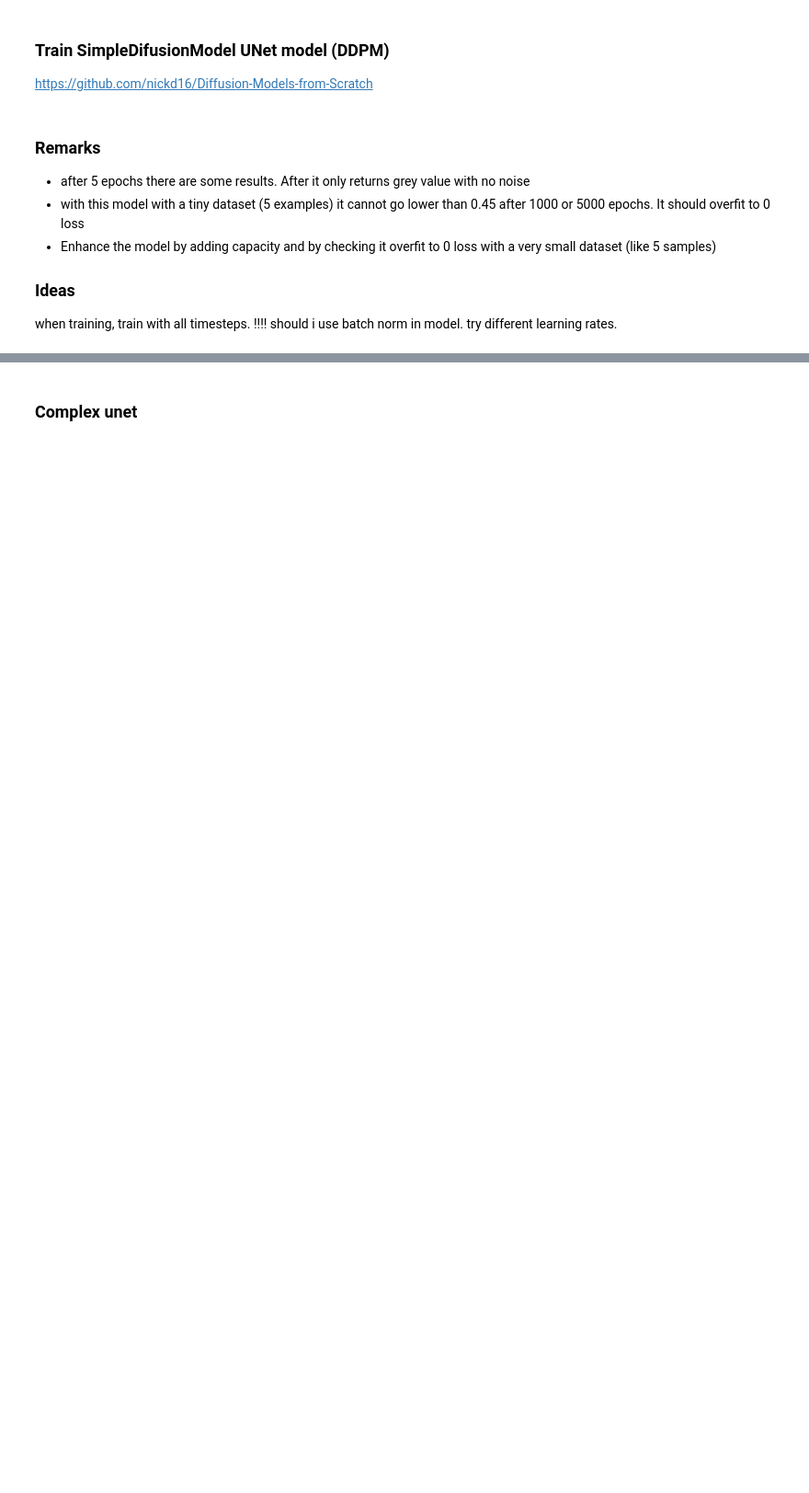
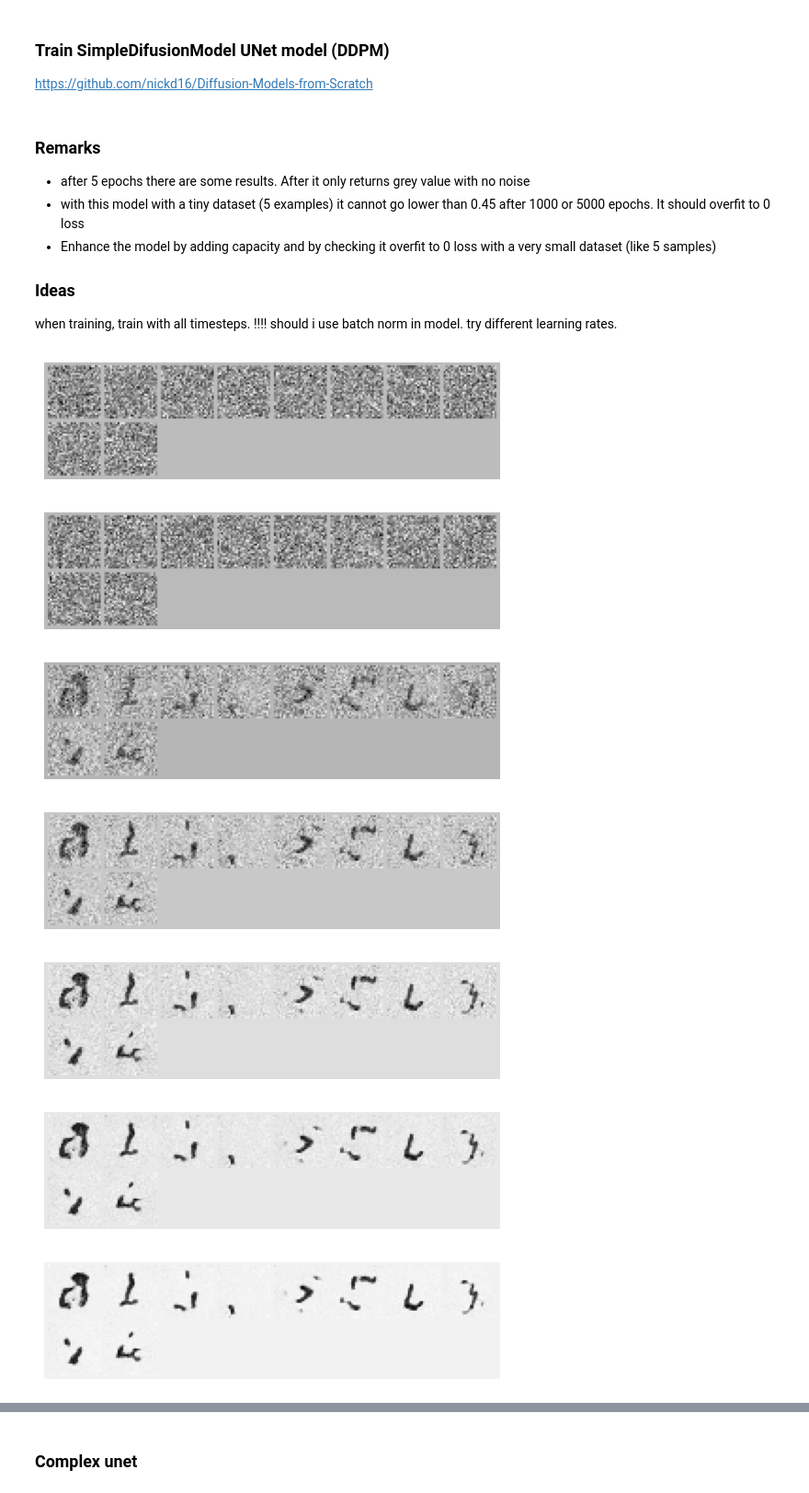
Before and after one commit to jean-kunz/cop_diffusion, a Jupyter notebook: nbks/diffusion_from_scratch.ipynb, the cells around one changed output, grey strips where cells are left out. Shown at 92% size. Saved outputs shown, nothing was run; the diff lists cells and outputs as text; code cells hidden in the pictures; blank space fills up the shorter version.

```diff
--- a/nbks/diffusion_from_scratch.ipynb
+++ b/nbks/diffusion_from_scratch.ipynb
@@ -474,21 +613,23 @@ def train_model(get_new_model,  train_dataset, val_dataset=None, scheduler=None,
 # %%
 num_time_steps = 1000
-scheduler = DDPMScheduler(num_time_steps=num_time_steps, beta_end=0.01, device=device)
+scheduler = DDPMScheduler(num_time_steps=num_time_steps, type="linear", device=device)
 
 batch_size = 256
 
 use_tiny_dataset = False
 model_id = "SimpleDiffusionModel"
-model_version = "0.5"
+model_version = "0.6"
 use_tiny_dataset = False
 n_epochs = 5
 last_epoch_nb = 0
-
+ic.disable()
 
 if True:
     torch.manual_seed(42)
     train_model(
-        get_new_model=lambda: SimpleDiffusionModel(ctx_nb_feats=10).to(device) ,
+        get_new_model=lambda: SimpleDiffusionModel(
+            ctx_nb_feats=10, dropout_prob=0.0
+        ).to(device),
         train_dataset=train_dataset,
         val_dataset=val_dataset,
         batch_size=batch_size,
@@ -514,49 +655,74 @@ when training, train with all timesteps. !!!!
 should i use batch norm in model.
 try different learning rates.
 # %%
-torch.manual_seed(42)
-#n_sample = 5
-h,w = 28,28
+# torch.manual_seed(42)
+# n_sample = 5
+h, w = 28, 28
+
 
 def show_images(imgs_tensor):
     imgs_tensor = (imgs_tensor * 0.5) + 0.5  # Assuming normalization was to [-1, 1]
     grid = torchvision.utils.make_grid(imgs_tensor.cpu())
     plt.imshow(grid.permute(1, 2, 0)[:, :, 0], cmap="Greys")
-    plt.axis('off')
+    plt.axis("off")
     plt.show()
 
-def generate(model: nn.Module, scheduler:nn.Module, numbers_to_gen:list[int]=[0,1,2,3,4,5,6,7,8,9], show_timesteps:list[int]=[900,800,700,500,100,10,5,4,3,2,1]):
+
+def generate(
+    model: nn.Module,
+    scheduler: nn.Module,
+    numbers_to_gen: list[int] = [0, 1, 2, 3, 4, 5, 6, 7, 8, 9],
+    show_timesteps: list[int] = [900, 800, 700, 500, 100, 10, 5, 4, 3, 2, 1],
+):
     model.eval()
     with torch.no_grad():
         ctx = torch.tensor(numbers_to_gen).to(device)
         n_sample = ctx.size(0)
-        samples = torch.randn(n_sample,1,h,w).to(device)
+        samples = torch.randn(n_sample, 1, h, w).to(device)
         show_images(samples)
         ic(samples.size(), samples.mean(), samples.std())
         with tqdm(
             total=num_time_steps,
             desc=f"Denoise",
             unit="timestep",
         ) as pbar:
-            for i in range(num_time_steps-1, 0,-1):
-                t = torch.tensor([i]*n_sample).to(device)
-                pred_noise = model(samples,t,ctx)
-                samples = scheduler.denoise_step(pred_noise=pred_noise, x_noisy=samples,t=t)
+            for i in range(num_time_steps - 1, 0, -1):
+                t = torch.tensor([i] * n_sample).to(device)
+                pred_noise = model(samples, t, ctx)
+                samples = scheduler.denoise_step(
+                    pred_noise=pred_noise, x_noisy=samples, t=t
+                )
                 # From t=900, samples.mean() is nan !!!!!
                 pbar.update(1)
-                pbar.set_postfix({
-                            "timestep": i,
-                        })
+                pbar.set_postfix(
+                    {
+                        "timestep": i,
+                    }
+                )
 
-                if i in show_timesteps: #or i >995:
-                    #show_images(pred_noise)
+                if i in show_timesteps:  # or i >995:
+                    # show_images(pred_noise)
                     ic(pred_noise.mean(), pred_noise.std())
                     ic(samples.mean(), samples.std())
                     show_images(samples)
+
 
 model_name = get_model_name(model_id, use_tiny_dataset=use_tiny_dataset)
 model = load_model(
     model_name=model_name, model_version=model_version, iter=n_epochs
 ).to(device)
 
-generate(model, numbers_to_gen=[0,1,2,3,4,5,6,7,8,9], scheduler=scheduler, show_timesteps=[1000,996,995, 800,700,600,50,20,10,4,3,2,0])
+generate(
+    model,
+    numbers_to_gen=[0, 1, 2, 3, 4, 5, 6, 7, 8, 9],
+    scheduler=scheduler,
+    show_timesteps=[900, 200, 100, 50, 20, 10, 4, 3, 2, 0],
+)
+# %% [output]
+[figure, added]
+[figure, added]
+[figure, added]
+[figure, added]
+[figure, added]
+[figure, added]
+[figure, added]
```
Also changed, not shown: parts of 19 cells of this notebook.
